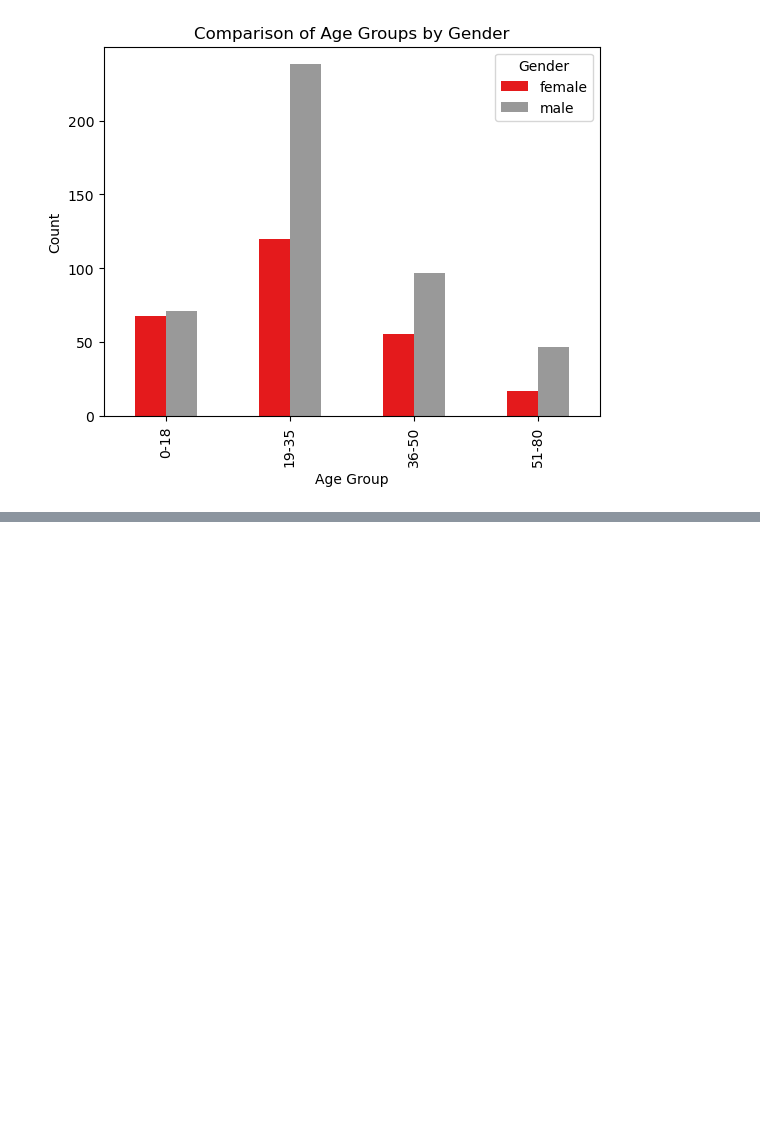
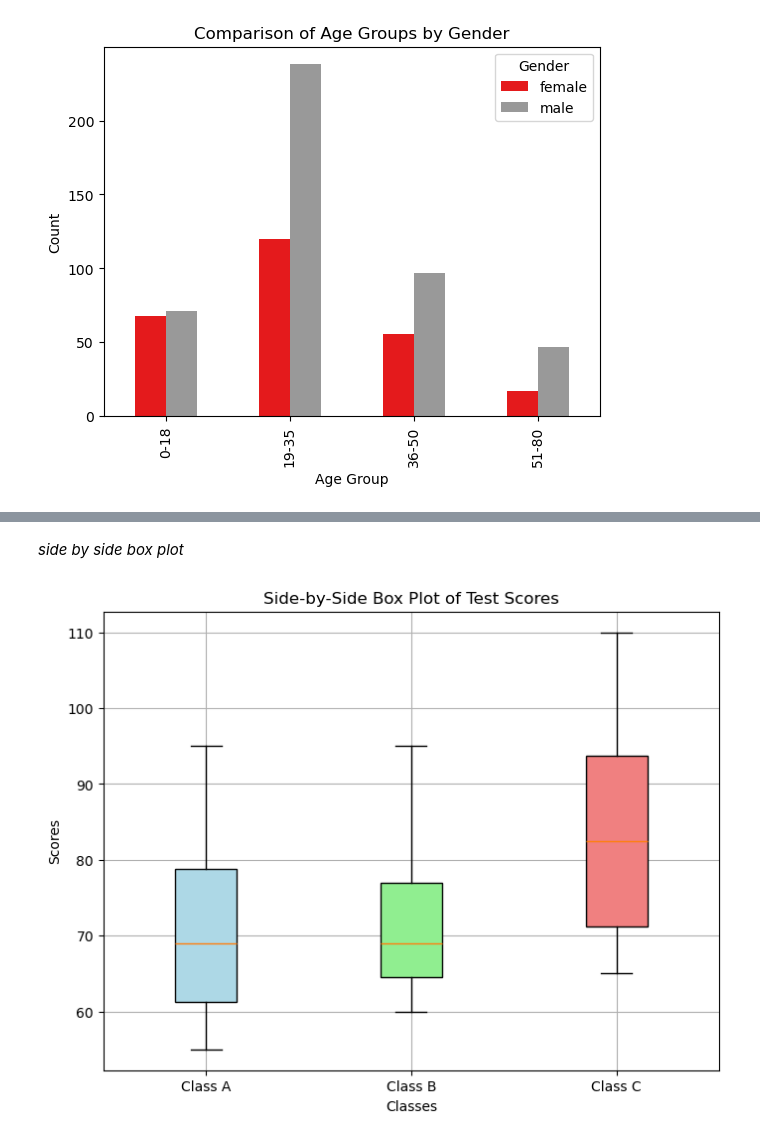
Before and after one commit to AdarshaRimal/statistics-for-ml, a Jupyter notebook: notebooks/02. Descriptive statistics.ipynb, the cells around one changed output, grey strips where cells are left out. Saved outputs shown, nothing was run; the diff lists cells and outputs as text; code cells hidden in the pictures; blank space fills up the shorter version.

```diff
--- a/notebooks/02. Descriptive statistics.ipynb
+++ b/notebooks/02. Descriptive statistics.ipynb
@@ -487,0 +569,27 @@ plt.savefig('cat_num_group_bar_chart.png')
+# %% [markdown]
+*side by side box plot*
+# %%
+# Sample Data for Three Different Classes
+class_A = [55, 58, 60, 65, 68, 70, 75, 80, 85, 95]
+class_B = [60, 62, 64, 66, 68, 70, 74, 78, 85, 95]
+class_C = [65, 67, 70, 75, 80, 85, 90, 95, 100, 110]  # Includes an outlier
+
+# Creating Side-by-Side Box Plot
+plt.figure(figsize=(8, 6))
+box = plt.boxplot([class_A, class_B, class_C], labels=["Class A", "Class B", "Class C"], patch_artist=True)
+
+# Customizing Colors
+colors = ["lightblue", "lightgreen", "lightcoral"]
+for patch, color in zip(box['boxes'], colors):
+    patch.set(facecolor=color)
+
+# Title and Labels
+plt.title("Side-by-Side Box Plot of Test Scores")
+plt.ylabel("Scores")
+plt.xlabel("Classes")
+plt.grid(True)
+
+# Show the plot
+plt.savefig('side_by_side_box.png')
+# %% [output]
+[figure, added]
```
Also changed, not shown: parts of 26 cells of this notebook, 12 other files.
